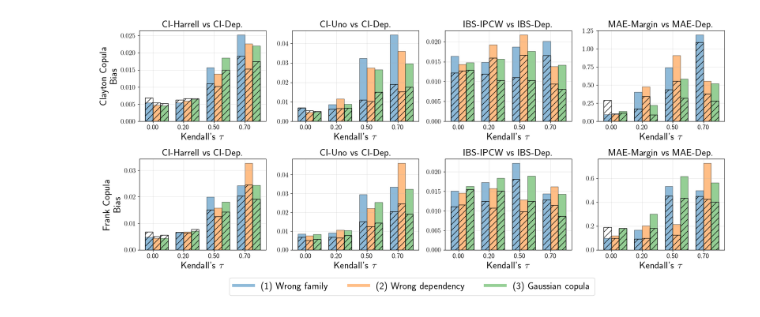
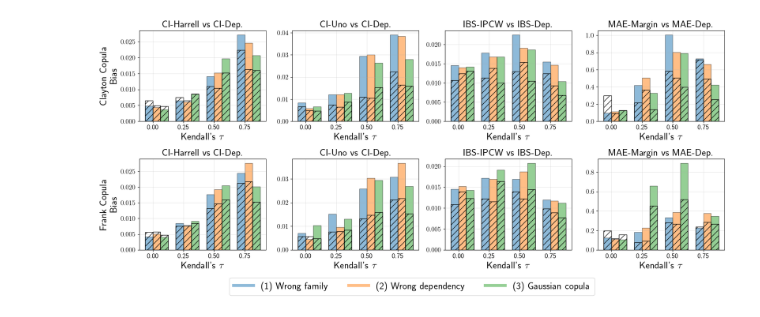
Before and after one commit to thecml/survival-copula, a Jupyter notebook: notebooks/plot_synthetic_wrong_copula.ipynb, the cells around one changed output. Saved outputs shown, nothing was run; the diff lists cells and outputs as text; code cells hidden in the pictures.

Commit message:
Updated plot

```diff
--- a/notebooks/plot_synthetic_wrong_copula.ipynb
+++ b/notebooks/plot_synthetic_wrong_copula.ipynb
@@ -51,7 +51,7 @@ error_columns = [
 ]
 
 copula_rows = {"clayton": 0, "frank": 1}
-tau_keep = [0.0, 0.2, 0.5, 0.7]
+tau_keep = [0.0, 0.25, 0.5, 0.75]
 
 # --- Plot ---
 fig, axs = plt.subplots(2, 4, figsize=(18, 8))
@@ -88,31 +88,31 @@ for col_idx, (indep_metric, dep_metric, indep_name, dep_name) in enumerate(error
 
             ax.bar(x + i*width - width/2, dep_vals,
                 width=width, color=f"C{i}", edgecolor="k",
                 linewidth=1, fill=False, hatch="//", label=dep_name)
 
         ax.set_xticks(x)
         ax.set_xticklabels([f"{t:.2f}" for t in tau_vals_panel])
         ax.set_xlabel("Kendall's $\\tau$")
         if col_idx == 0:
             ax.set_ylabel(f"{copula_name.capitalize()} Copula\nBias")
         ax.set_title(f"{indep_name} vs {dep_name}")
         ax.grid(True, alpha=0.3)
 
 # --- Custom legend handles ---
 handles = [
     Line2D([0], [0], color="C0", lw=6, label="(1) Wrong family", alpha=0.5),
     Line2D([0], [0], color="C1", lw=6, label="(2) Wrong dependency", alpha=0.5),
     Line2D([0], [0], color="C2", lw=6, label="(3) Gaussian copula", alpha=0.5),
 ]
 
 fig.legend(handles=handles,
            loc="lower center",
            ncol=3,
            bbox_to_anchor=(0.5, -0.01))
 
 plt.tight_layout(rect=[0, 0.07, 1, 1])
 plt.savefig(f"{cfg.PLOTS_DIR}/synthetic_wrong_copula.pdf",
             format="pdf", bbox_inches="tight")
 plt.show()
 # %% [output]
-[figure, old version]
+[figure, new version]
```
